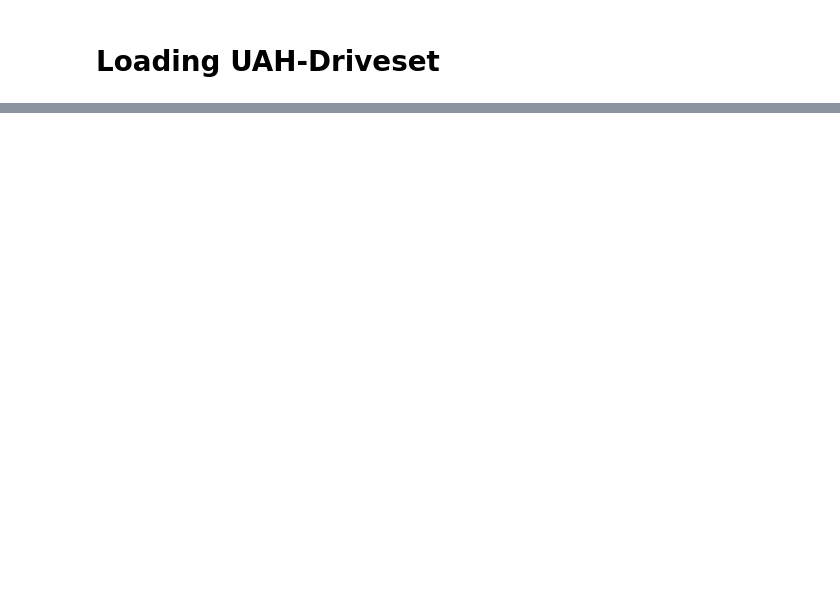
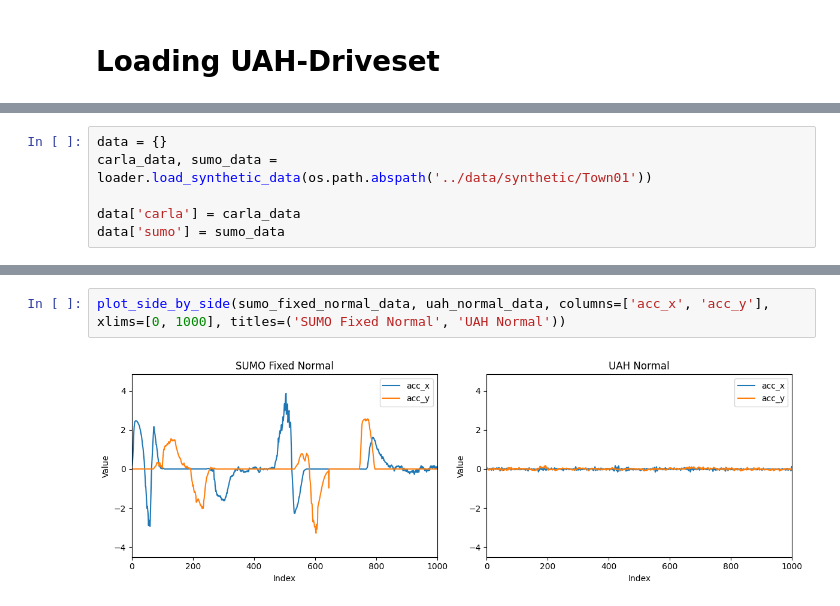
Before and after one commit to H-IAAC/simulated_driving_behavior, a Jupyter notebook: notebooks/1_merge_datasets.ipynb, the cells around one changed output, grey strips where cells are left out. Cells and saved outputs as stored; diff of their text form; blank space fills up the shorter version.

```diff
--- a/notebooks/1_merge_datasets.ipynb
+++ b/notebooks/1_merge_datasets.ipynb
@@ -39,0 +44,6 @@ Sample rate in accelerometer data: 11.111111111111128 Hz
+# %%
+data = {}
+carla_data, sumo_data = loader.load_synthetic_data(os.path.abspath('../data/synthetic/Town01'))
+
+data['carla'] = carla_data
+data['sumo'] = sumo_data
@@ -39,0 +184,4 @@ Sample rate in accelerometer data: 11.111111111111128 Hz
+# %%
+plot_side_by_side(sumo_fixed_normal_data, uah_normal_data, columns=['acc_x', 'acc_y'], xlims=[0, 1000], titles=('SUMO Fixed Normal', 'UAH Normal'))
+# %% [output]
+[figure, added]
```
Also changed, not shown: parts of 25 cells of this notebook, 3 other files.
